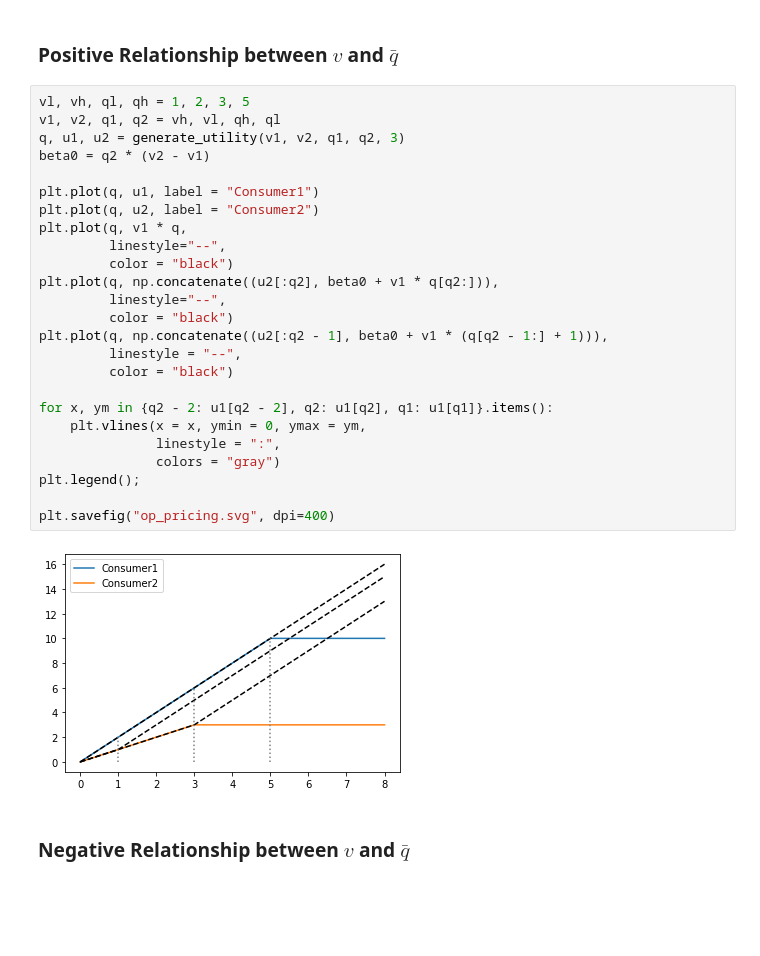
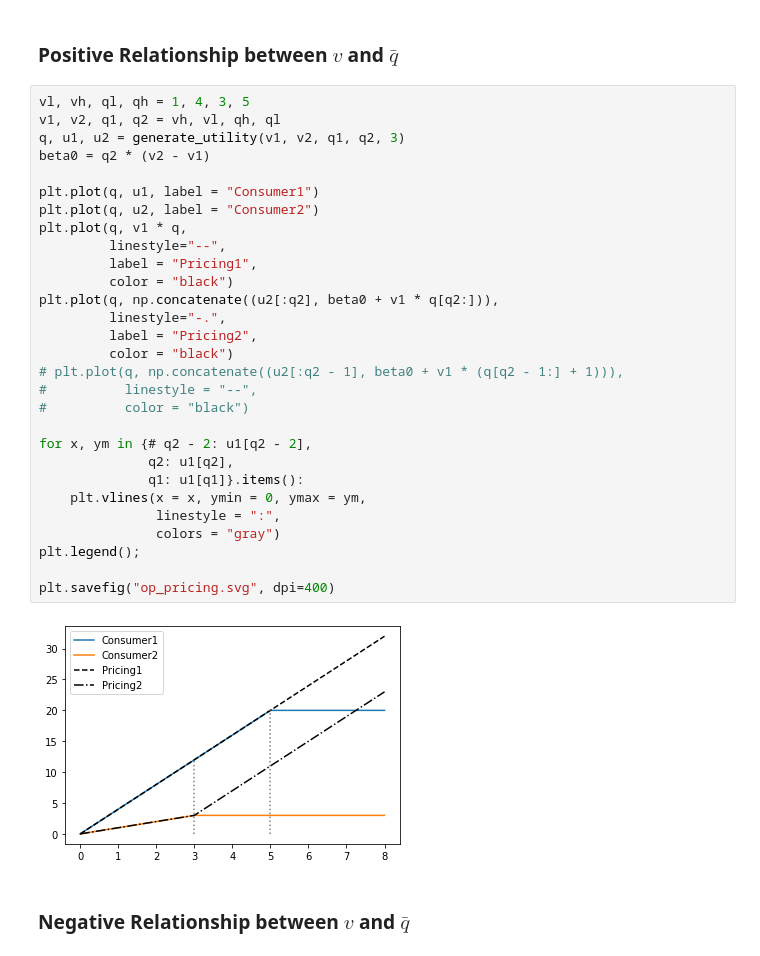
Before and after one commit to wanxii/nonlinear-pricing, a Jupyter notebook: op_pricing_fig.ipynb, the cells around one changed output. Cells and saved outputs as stored; diff of their text form; blank space fills up the shorter version.

Commit message:
Update graphs

```diff
--- a/op_pricing_fig.ipynb
+++ b/op_pricing_fig.ipynb
@@ -13,32 +13,36 @@ def generate_utility(v1, v2, q1, q2, n):
 # %% [markdown]
 ### Positive Relationship between $v$ and $\bar{q}$
 # %%
-vl, vh, ql, qh = 1, 2, 3, 5
+vl, vh, ql, qh = 1, 4, 3, 5
 v1, v2, q1, q2 = vh, vl, qh, ql
 q, u1, u2 = generate_utility(v1, v2, q1, q2, 3)
 beta0 = q2 * (v2 - v1)
 
 plt.plot(q, u1, label = "Consumer1")
 plt.plot(q, u2, label = "Consumer2")
 plt.plot(q, v1 * q,
          linestyle="--",
+         label = "Pricing1",
          color = "black")
 plt.plot(q, np.concatenate((u2[:q2], beta0 + v1 * q[q2:])),
-         linestyle="--",
+         linestyle="-.",
+         label = "Pricing2",
          color = "black")
-plt.plot(q, np.concatenate((u2[:q2 - 1], beta0 + v1 * (q[q2 - 1:] + 1))),
-         linestyle = "--",
-         color = "black")
+# plt.plot(q, np.concatenate((u2[:q2 - 1], beta0 + v1 * (q[q2 - 1:] + 1))),
+#          linestyle = "--",
+#          color = "black")
 
-for x, ym in {q2 - 2: u1[q2 - 2], q2: u1[q2], q1: u1[q1]}.items():
+for x, ym in {# q2 - 2: u1[q2 - 2],
+              q2: u1[q2],
+              q1: u1[q1]}.items():
     plt.vlines(x = x, ymin = 0, ymax = ym,
                linestyle = ":",
                colors = "gray")
 plt.legend();
 
 plt.savefig("op_pricing.svg", dpi=400)
 # %% [output]
-[figure, old version]
+[figure, new version]
 # %% [markdown]
 ### Negative Relationship between $v$ and $\bar{q}$
 # %% [markdown]
```
Also changed, not shown: parts of 4 cells of this notebook.
